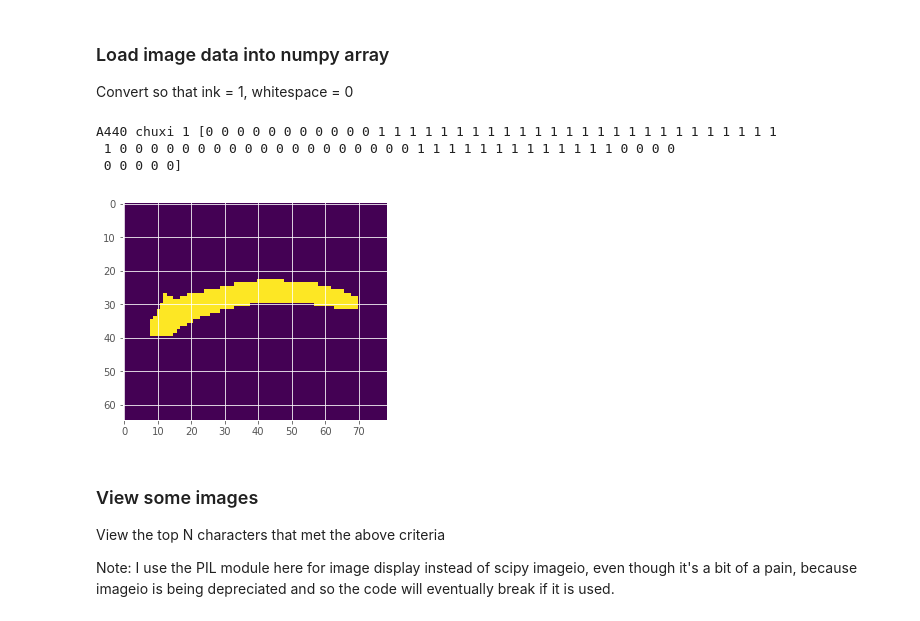
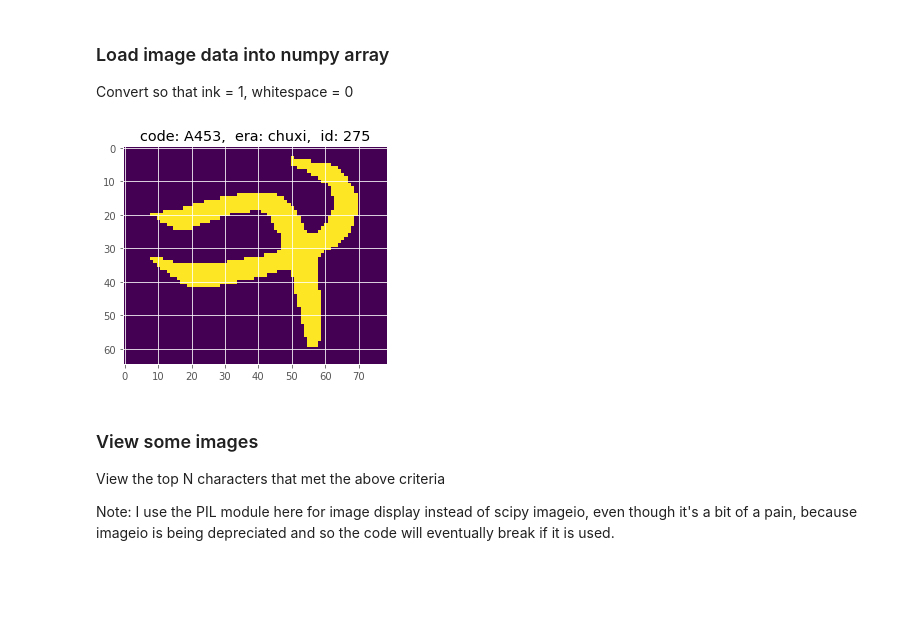
Before and after one commit to johnmburt/projects, a Jupyter notebook: chinese_characters/JMB_chinese_char_evolution_load_vf.ipynb, the cells around one changed output. Drawn from its saved outputs; the diff is of its cells as text; code cells hidden in the pictures; blank space fills up the shorter version.

```diff
--- a/chinese_characters/JMB_chinese_char_evolution_load_vf.ipynb
+++ b/chinese_characters/JMB_chinese_char_evolution_load_vf.ipynb
@@ -164,17 +191,15 @@ Convert so that ink = 1, whitespace = 0
 # %%
 from PIL import Image
 
+codeindex = 750
+
 # read image, convert to int, and invert so that 1=ink, 0=whitespace
-arr = np.asarray(Image.open(df.path[0])).astype(int)
+arr = np.asarray(Image.open(df.path[codeindex])).astype(int)
 
 plt.imshow(arr)
-
-print('%X'%(df.code[0]), df.era[0], df.id[0], arr[30,:])
+plt.title('code: %X,  era: %s,  id: %d'%(df.code[codeindex], df.era[codeindex], df.id[codeindex]));
 # %% [output]
-A440 chuxi 1 [0 0 0 0 0 0 0 0 0 0 0 1 1 1 1 1 1 1 1 1 1 1 1 1 1 1 1 1 1 1 1 1 1 1 1 1 1
- 1 0 0 0 0 0 0 0 0 0 0 0 0 0 0 0 0 0 0 0 1 1 1 1 1 1 1 1 1 1 1 1 1 0 0 0 0
- 0 0 0 0 0]
-[figure, old version]
+[figure, new version]
 # %% [markdown]
 ### View some images
 
```
Also changed, not shown: parts of 8 cells of this notebook.
